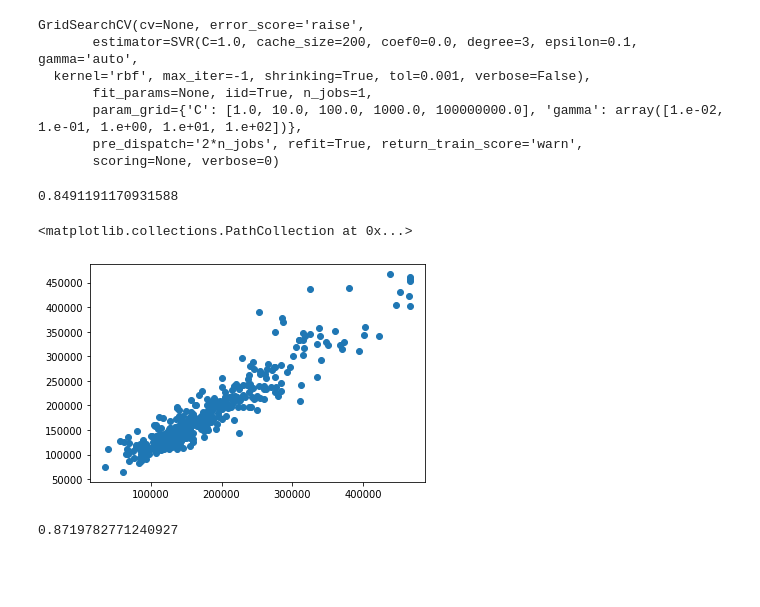
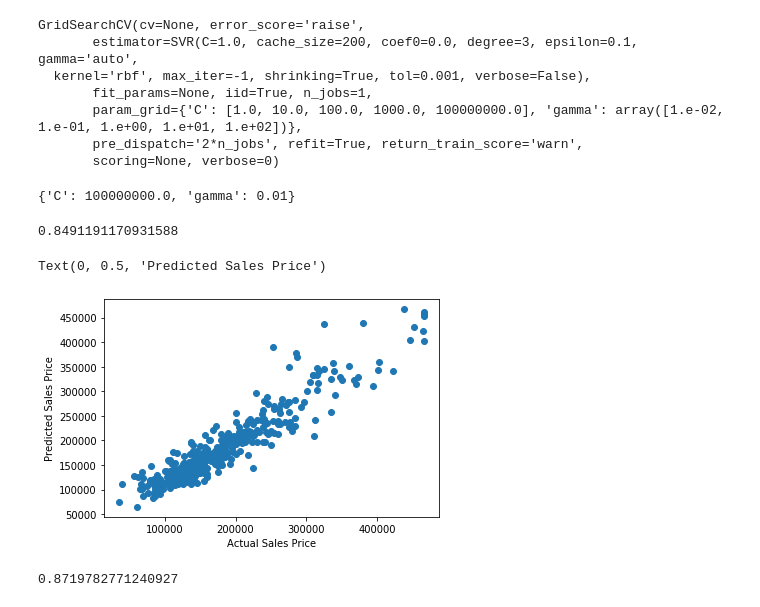
Before and after one commit to nsonalkar/Data-Science-Capstone-1-Project, a Jupyter notebook: Capstone 1 Project Final Code.ipynb, the cells around one changed output. Saved outputs shown, nothing was run; the diff lists cells and outputs as text; code cells hidden in the pictures; blank space fills up the shorter version.

```diff
--- a/Capstone 1 Project Final Code.ipynb
+++ b/Capstone 1 Project Final Code.ipynb
@@ -589,17 +621,21 @@ GridSearchCV(cv=None, error_score='raise',
        pre_dispatch='2*n_jobs', refit=True, return_train_score='warn',
        scoring=None, verbose=0)
 # %%
+print(svr.best_params_)
 pred = svr.predict(X_train)
 r2 = metrics.r2_score(y_train,pred)
 r2_adj = r2 - (1 - r2)*(4/(len(pred) - 4 - 1))
 r2_adj
 # %% [output]
-0.8491191170931588
+{'C': 100000000.0, 'gamma': 0.01}
+0.8491191170931588
-# %%
-plt.scatter(y_test,y_pred)
-# %% [output]
-<matplotlib.collections.PathCollection at 0x...>
-[figure, removed]
+# %%
+plt.scatter(y_test,y_pred)
+plt.xlabel('Actual Sales Price')
+plt.ylabel('Predicted Sales Price')
+# %% [output]
+Text(0, 0.5, 'Predicted Sales Price')
+[figure, added]
 # %%
 r2 = metrics.r2_score(y_test,y_pred)
 r2_adj = r2 - (1 - r2)*(4/(len(y_pred) - 4 - 1))
```
Also changed, not shown: parts of 18 cells of this notebook.
